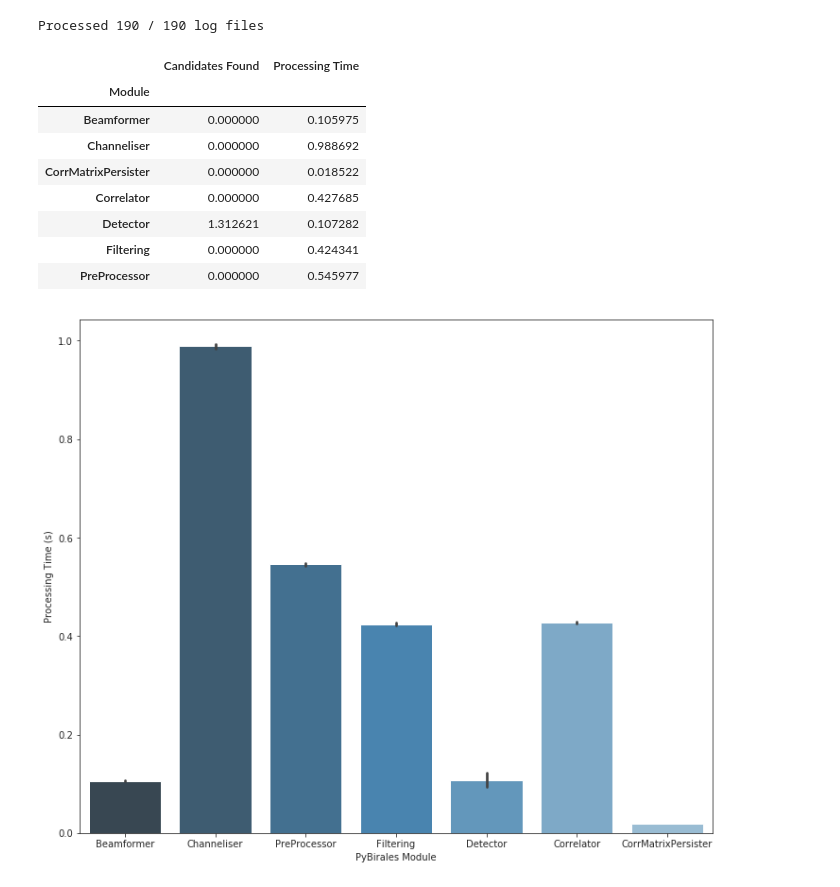
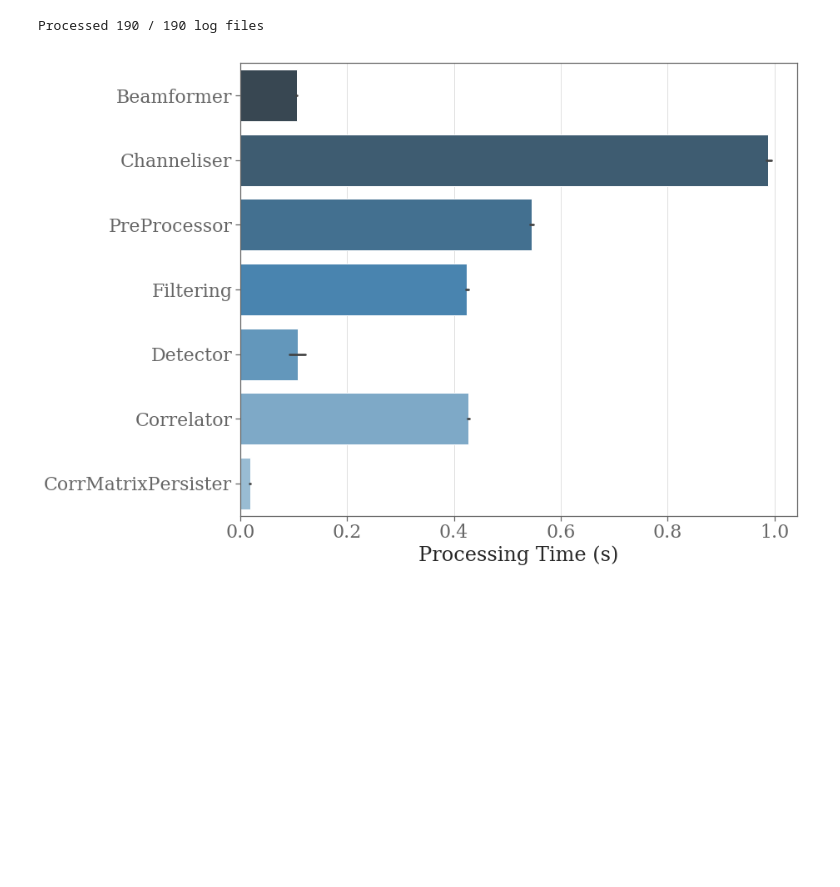
Before and after one commit to BIRALES/birales, a Jupyter notebook: pybirales/services/scripts/analysis/PyBirales Evaluation.ipynb, the cells around one changed output. Cells and saved outputs as stored; diff of their text form; code cells hidden in the pictures; blank space fills up the shorter version.

Commit message:
added new analysis notebooks

```diff
--- a/pybirales/services/scripts/analysis/PyBirales Evaluation.ipynb
+++ b/pybirales/services/scripts/analysis/PyBirales Evaluation.ipynb
@@ -8,19 +8,21 @@ import os
 import re
 import pandas as pd
 import numpy as np
-import seaborn as sns
+from analysis import sns
 
 import matplotlib
 import matplotlib.pyplot as plt
+from astropy.io import fits
 %matplotlib inline
 matplotlib.rcParams['figure.figsize'] = (12, 10)
-
-sns.set_style("ticks")
+# %%
+OUT_DIR = "/home/denis/.birales/visualisation/analysis"
+SAVE_FIGURES = False
+LOG_DIR = '/home/denis/Documents/PhD/birales/2018'
 # %%
 # 1. Average timings per module
 
 # LOG_DIR = '/var/log/birales'
-LOG_DIR = '/home/denis/Documents/PhD/birales/2018'
 log_files = []
 for subdir, dirs, files in os.walk(LOG_DIR):
     for log_file in files:
@@ -69,30 +71,27 @@ def profile_modules(log_files, modules, skip=['Detector']):
     print 'Processed %s / %s log files' % (processed_logfiles, len(log_files))
 
     return  pd.DataFrame(profiling)
+
+def out_file(filename):
+    return os.path.join(OUT_DIR,'{}.pdf'.format(filename))
 # %%
 # 1.1 Average timings per module - PyBirales Modules
 modules = ['Filtering',  'Correlator','PreProcessor','Channeliser','Beamformer',
            'Detector', 'Receiver', 'RawDataReader', 'Dummy-8','RawDataReader',
            'RawPersister','CorrMatrixPersister','FilteredFitsPersister','RawFitsPersister']
 
 skip=['RawPersister', 'FilteredFitsPersister','RawFitsPersister']
 p_df = profile_modules(log_files, modules, skip=skip)
-ax = sns.barplot(x="Module", y="Processing Time", data=p_df, palette="Blues_d")
-ax.set(xlabel='PyBirales Module', ylabel='Processing Time (s)')
-# ax.axhline(y=3.34)
+ax = sns.barplot(y="Module", x="Processing Time", data=p_df, palette="Blues_d")
+ax.set(ylabel='', xlabel='Processing Time (s)')
+
 p_df.groupby('Module').mean()
+
+if SAVE_FIGURES:
+    plt.savefig(out_file('eval_modules'), bbox_inches='tight')
 # %% [output]
 Processed 190 / 190 log files
-|  | Candidates Found | Processing Time |
-| Module |  |  |
-| Beamformer | 0.000000 | 0.105975 |
-| Channeliser | 0.000000 | 0.988692 |
-| CorrMatrixPersister | 0.000000 | 0.018522 |
-| Correlator | 0.000000 | 0.427685 |
-| Detector | 1.312621 | 0.107282 |
-| Filtering | 0.000000 | 0.424341 |
-| PreProcessor | 0.000000 | 0.545977 |
-[figure, old version]
+[figure, new version]
 # %%
 # 2. Total time for a detection
 # 1.1 Average timings per module - PyBirales Modules
```
Also changed, not shown: parts of 9 cells of this notebook, 4 other files.
